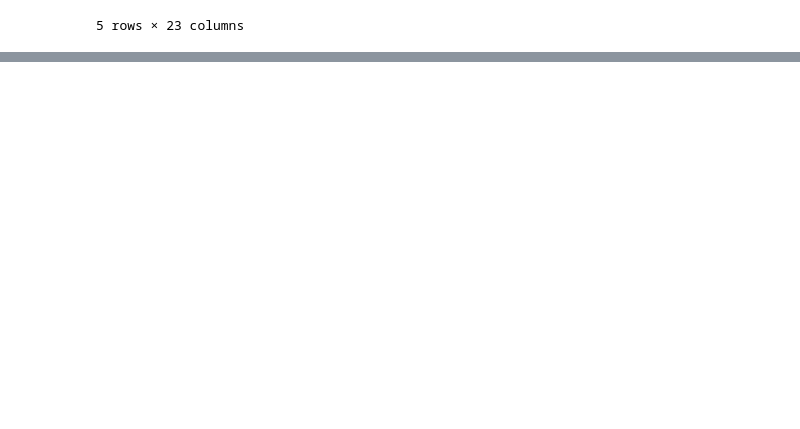
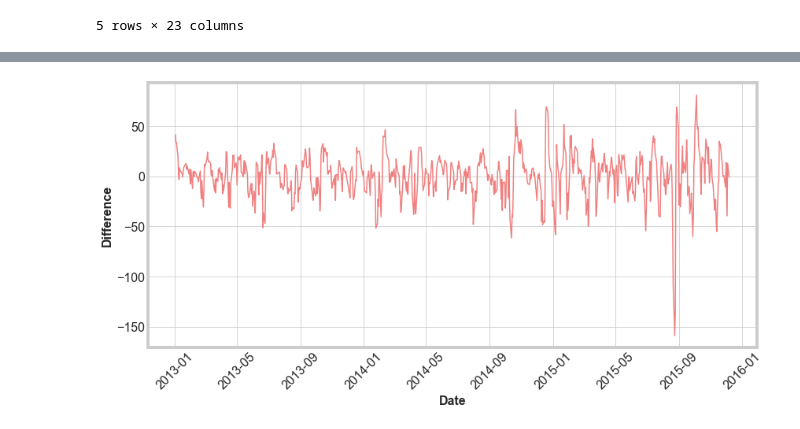
Before and after one commit to joshfuchs/DataScience_projects, a Jupyter notebook: Predicting_Stock_Prices.ipynb, the cells around one changed output, grey strips where cells are left out. Cells and saved outputs as stored; diff of their text form; code cells hidden in the pictures; blank space fills up the shorter version.

Commit message:
added day to day single predictions

```diff
--- a/Predicting_Stock_Prices.ipynb
+++ b/Predicting_Stock_Prices.ipynb
@@ -277,0 +296,26 @@ plt.show()
+# %%
+
+features = ['avg_close_5','avg_close_30','avg_close_365','avg_close_ratio',
+           'avg_volume_5','avg_volume_30','avg_volume_365','avg_volume_ratio',
+           'std_close_5','std_close_30','std_close_365',
+           'std_volume_5','std_volume_30','std_volume_365']
+target = 'Close'
+
+comparison_df = pd.DataFrame
+
+cols = ['Date', 'Closing', 'Prediction']
+lst = []
+
+
+for indices in range(len(index)):
+    lr = LinearRegression()
+    if index['Date'].iloc[indices] >= datetime(year=2013,month=1,day=2):
+        training_df = index.iloc[:indices]
+        lr.fit(training_df[features],training_df[target])
+        prediction_array = np.array([index[features].iloc[indices]]) # convert to array so we have numerical dtypes
+        new_prediction = lr.predict(prediction_array)
+        lst.append([index['Date'].iloc[indices],index['Close'].iloc[indices],new_prediction[0]])
+
+
+comparison_df = pd.DataFrame(lst,columns=cols)
+comparison_df.head()
@@ -277,0 +329,3 @@ plt.show()
+# %%
+comparison_df['difference'] = comparison_df['Closing'] - comparison_df['Prediction']
+comparison_df.head()
@@ -277,0 +339,10 @@ plt.show()
+# %%
+plt.figure(figsize=(12,6))
+sns.lineplot(x='Date',y='difference',data=comparison_df,color='lightcoral')
+plt.xlabel('Date',fontsize=16)
+plt.ylabel('Difference',fontsize=16)
+plt.xticks(fontsize=16,rotation=45)
+plt.yticks(fontsize=16)
+plt.show()
+# %% [output]
+[figure, added]
```
Also changed, not shown: parts of 11 cells of this notebook.
